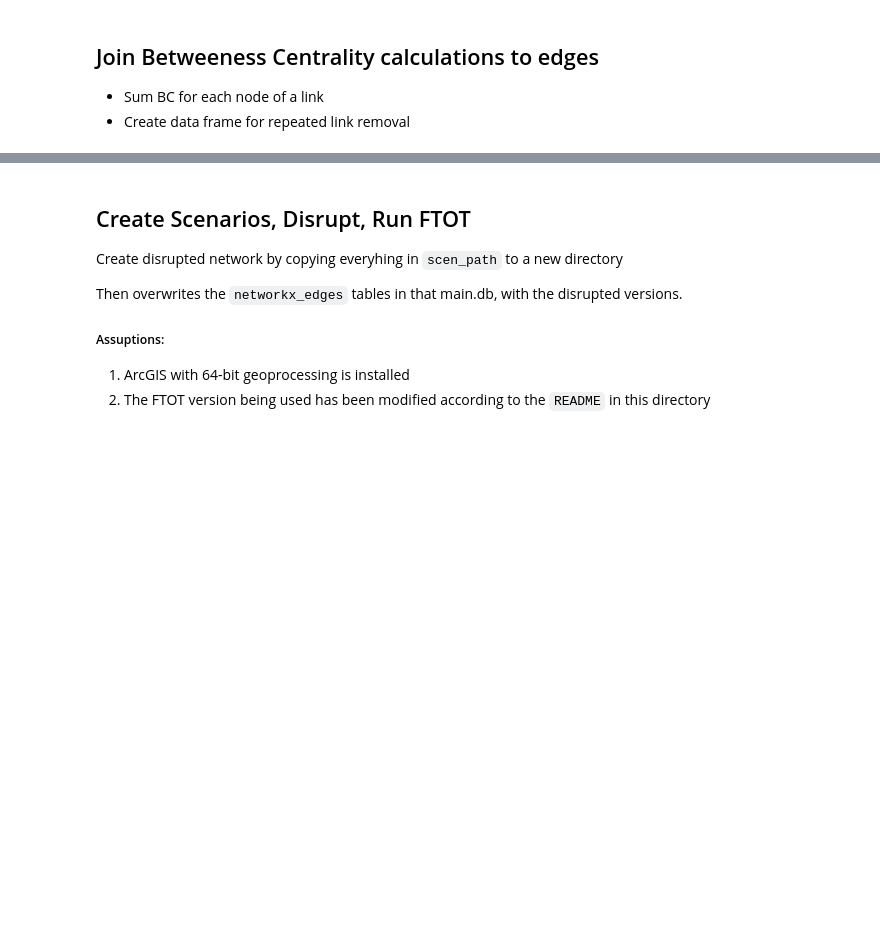
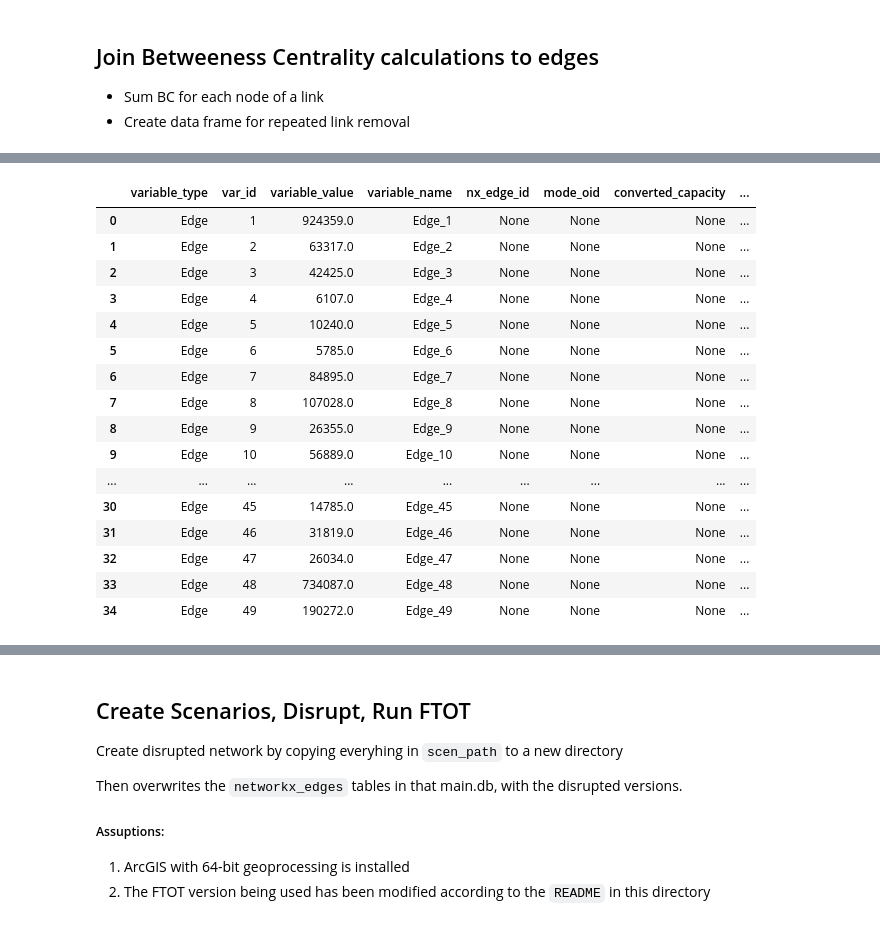
Before and after one commit to VolpeUSDOT/FTOT-Resilience-Link_Removal, a Jupyter notebook: link_removal/Conduct_Link_Removal.ipynb, the cells around one changed output, grey strips where cells are left out. Drawn from its saved outputs; the diff is of its cells as text; code cells hidden in the pictures; blank space fills up the shorter version.

```diff
--- a/link_removal/Conduct_Link_Removal.ipynb
+++ b/link_removal/Conduct_Link_Removal.ipynb
@@ -29,9 +29,9 @@ import momepy # for conversion from geopandas GeoDataFrame to networkX Graph
 import resiliency_disruptions
 
 # Uses Reference Scenario 1 as an example. Modify `scen_name` and `scen_path` for your scenario.
-scen_name = 'rs1_multi_commodity_supply_chain'
+scen_name = 'ga_freight_new_port - Copy'
 
-scen_path = os.path.join("C:\\FTOT\\scenarios\\reference_scenarios\\", scen_name)
+scen_path = os.path.join("C:\\FTOT\\scenarios\\FHWA\\generic_freight", scen_name)
 
 shp_path = os.path.join(scen_path, 'temp_networkx_shp_files')
 
@@ -162,2 +201,22 @@ merge_opt = pd.merge(merge_to, optimal_vars[use_opt_vars],
+# %%
+optimal_vars[use_opt_vars]
+# %% [output]
+|  | variable_type | var_id | variable_value | variable_name | nx_edge_id | mode_oid | converted_capacity | ... |
+| 0 | Edge | 1 | 924359.0 | Edge_1 | None | None | None | ... |
+| 1 | Edge | 2 | 63317.0 | Edge_2 | None | None | None | ... |
+| 2 | Edge | 3 | 42425.0 | Edge_3 | None | None | None | ... |
+| 3 | Edge | 4 | 6107.0 | Edge_4 | None | None | None | ... |
+| 4 | Edge | 5 | 10240.0 | Edge_5 | None | None | None | ... |
+| 5 | Edge | 6 | 5785.0 | Edge_6 | None | None | None | ... |
+| 6 | Edge | 7 | 84895.0 | Edge_7 | None | None | None | ... |
+| 7 | Edge | 8 | 107028.0 | Edge_8 | None | None | None | ... |
+| 8 | Edge | 9 | 26355.0 | Edge_9 | None | None | None | ... |
+| 9 | Edge | 10 | 56889.0 | Edge_10 | None | None | None | ... |
+| ... | ... | ... | ... | ... | ... | ... | ... | ... |
+| 30 | Edge | 45 | 14785.0 | Edge_45 | None | None | None | ... |
+| 31 | Edge | 46 | 31819.0 | Edge_46 | None | None | None | ... |
+| 32 | Edge | 47 | 26034.0 | Edge_47 | None | None | None | ... |
+| 33 | Edge | 48 | 734087.0 | Edge_48 | None | None | None | ... |
+| 34 | Edge | 49 | 190272.0 | Edge_49 | None | None | None | ... |
 # %%
 merge_opt.head(3)
```
Also changed, not shown: parts of 11 cells of this notebook.
